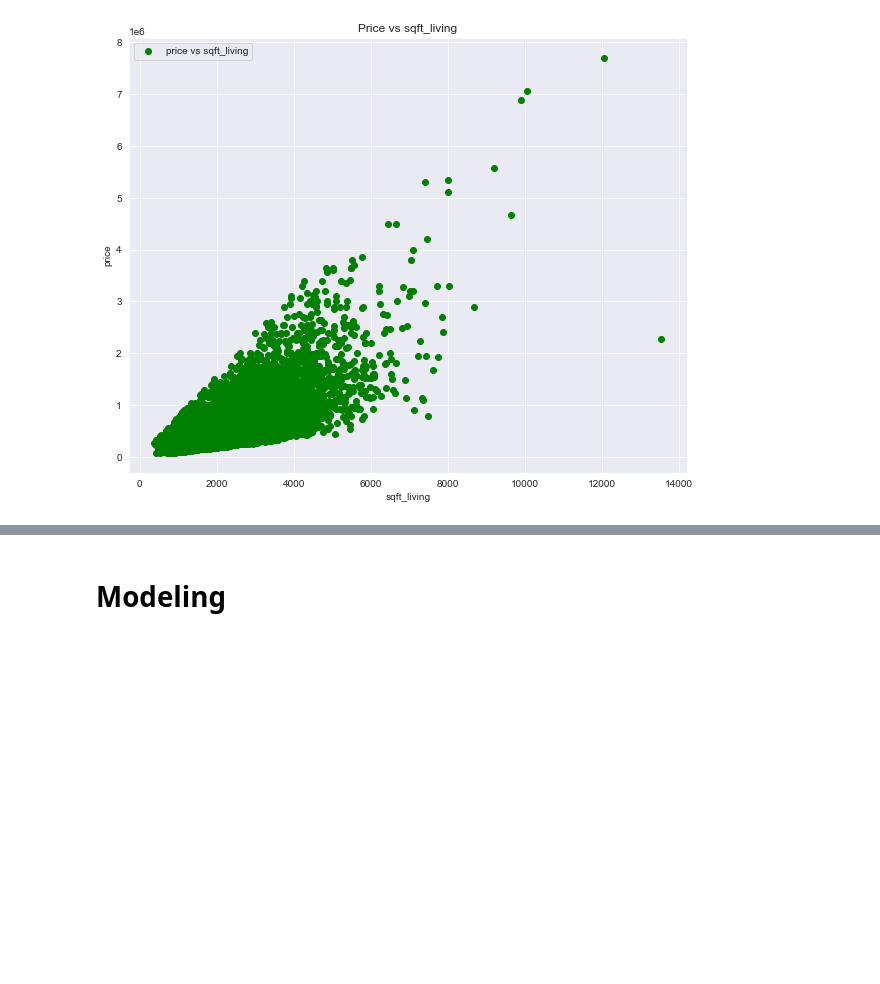
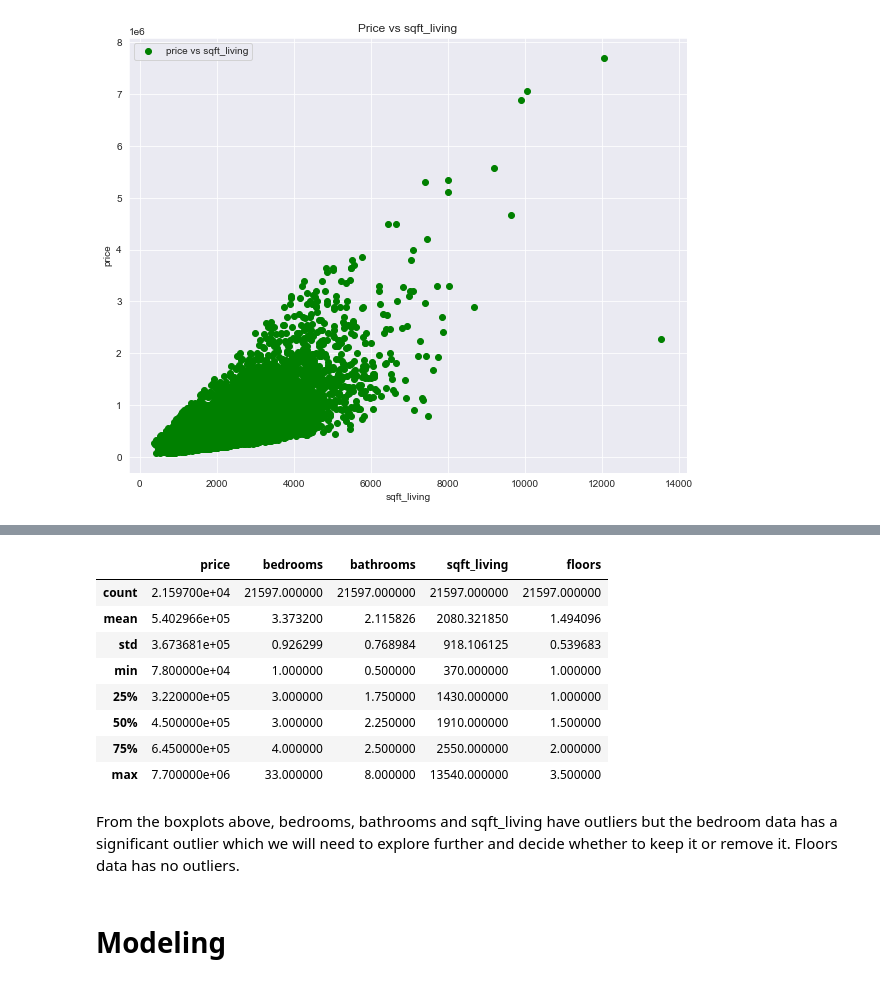
Before and after one commit to Lucy-Munge/dsc-phase-2-project-v2-3, a Jupyter notebook: student.ipynb, the cells around one changed output, grey strips where cells are left out. Cells and saved outputs as stored; diff of their text form; code cells hidden in the pictures; blank space fills up the shorter version.

```diff
--- a/student.ipynb
+++ b/student.ipynb
@@ -277,3 +296,17 @@ plt.show()
+# %%
+housing_new_data.describe()
+# %% [output]
+|  | price | bedrooms | bathrooms | sqft_living | floors |
+| count | 2.159700e+04 | 21597.000000 | 21597.000000 | 21597.000000 | 21597.000000 |
+| mean | 5.402966e+05 | 3.373200 | 2.115826 | 2080.321850 | 1.494096 |
+| std | 3.673681e+05 | 0.926299 | 0.768984 | 918.106125 | 0.539683 |
+| min | 7.800000e+04 | 1.000000 | 0.500000 | 370.000000 | 1.000000 |
+| 25% | 3.220000e+05 | 3.000000 | 1.750000 | 1430.000000 | 1.000000 |
+| 50% | 4.500000e+05 | 3.000000 | 2.250000 | 1910.000000 | 1.500000 |
+| 75% | 6.450000e+05 | 4.000000 | 2.500000 | 2550.000000 | 2.000000 |
+| max | 7.700000e+06 | 33.000000 | 8.000000 | 13540.000000 | 3.500000 |
+# %% [markdown]
+From the boxplots above, bedrooms, bathrooms and sqft_living have outliers but the bedroom data has a significant outlier which we will need to explore further and decide whether to keep it or remove it. Floors data has no outliers.
 # %% [markdown]
 # Modeling
 # %% [markdown]
```
Also changed, not shown: parts of 5 cells of this notebook.
